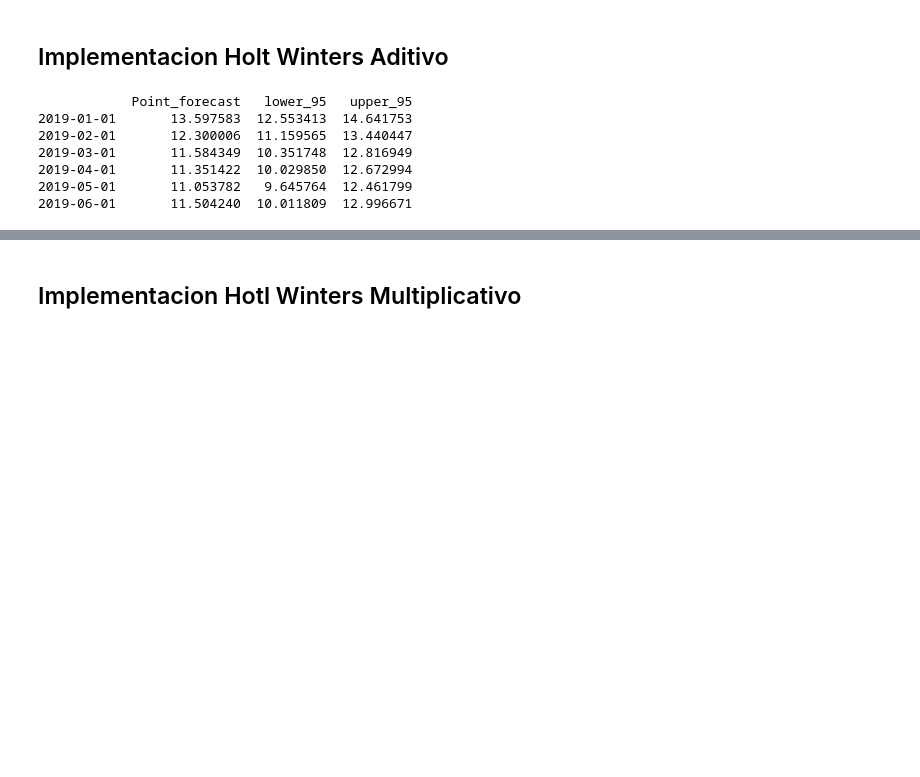
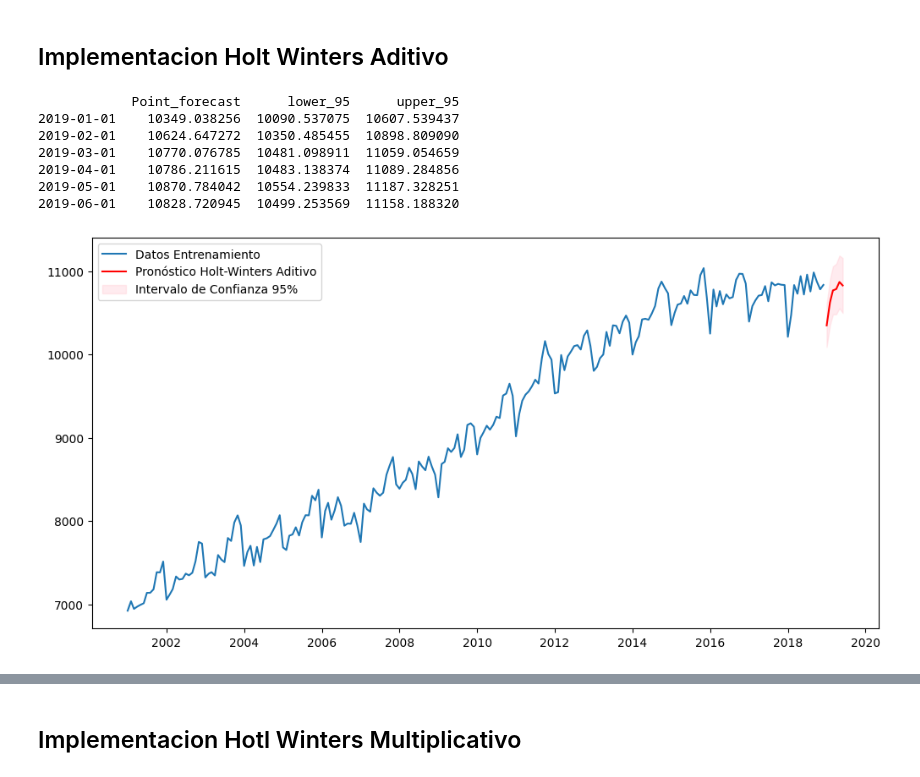
Before and after one commit to Rick2898/Series_Tiempo, a Jupyter notebook: ACTIVIDAD_2/Entregable/Act_2.ipynb, the cells around one changed output, grey strips where cells are left out. Drawn from its saved outputs; the diff is of its cells as text; code cells hidden in the pictures; blank space fills up the shorter version.

```diff
--- a/ACTIVIDAD_2/Entregable/Act_2.ipynb
+++ b/ACTIVIDAD_2/Entregable/Act_2.ipynb
@@ -54,7 +69,7 @@ plt.show()
 
 
 ets_model = ETSModel(
-    endog=train_td["TD_13ciudades"],
+    endog=train_td["Ocupados"],
     error="add", trend="add", seasonal="add"
 )
 ets_result = ets_model.fit()
@@ -74,13 +89,22 @@ preds_hw_add = pd.concat([limits, conf_forecast], axis=1) # concatena los result
 preds_hw_add.columns = ['Point_forecast', 'lower_95', 'upper_95']
 print(preds_hw_add)
 # %% [output]
-            Point_forecast   lower_95   upper_95
-2019-01-01       13.597583  12.553413  14.641753
-2019-02-01       12.300006  11.159565  13.440447
-2019-03-01       11.584349  10.351748  12.816949
-2019-04-01       11.351422  10.029850  12.672994
-2019-05-01       11.053782   9.645764  12.461799
-2019-06-01       11.504240  10.011809  12.996671
+            Point_forecast      lower_95      upper_95
+2019-01-01    10349.038256  10090.537075  10607.539437
+2019-02-01    10624.647272  10350.485455  10898.809090
+2019-03-01    10770.076785  10481.098911  11059.054659
+2019-04-01    10786.211615  10483.138374  11089.284856
+2019-05-01    10870.784042  10554.239833  11187.328251
+2019-06-01    10828.720945  10499.253569  11158.188320
+# %%
+plt.figure(figsize=(12, 6))
+plt.plot(train_td, label="Datos Entrenamiento")
+plt.plot(preds_hw_add['Point_forecast'], label="Pronóstico Holt-Winters Aditivo", color='red')
+plt.fill_between(preds_hw_add.index, preds_hw_add['lower_95'], preds_hw_add['upper_95'], color='pink', alpha=0.3, label="Intervalo de Confianza 95%")
+plt.legend()
+plt.show()
+# %% [output]
+[figure, added]
 # %%
 # Parámetros estimados y RMSE
 print(ets_result.alpha, ets_result.beta, ets_result.gamma)
```
Also changed, not shown: parts of 12 cells of this notebook, 1 other file.
